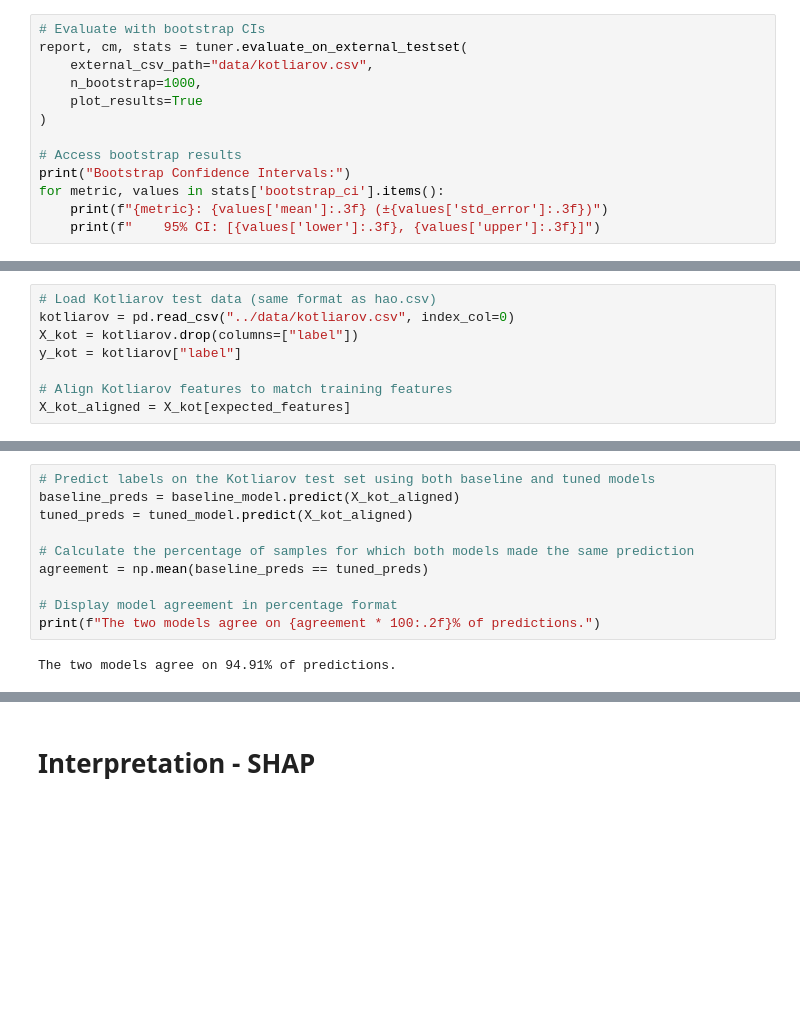
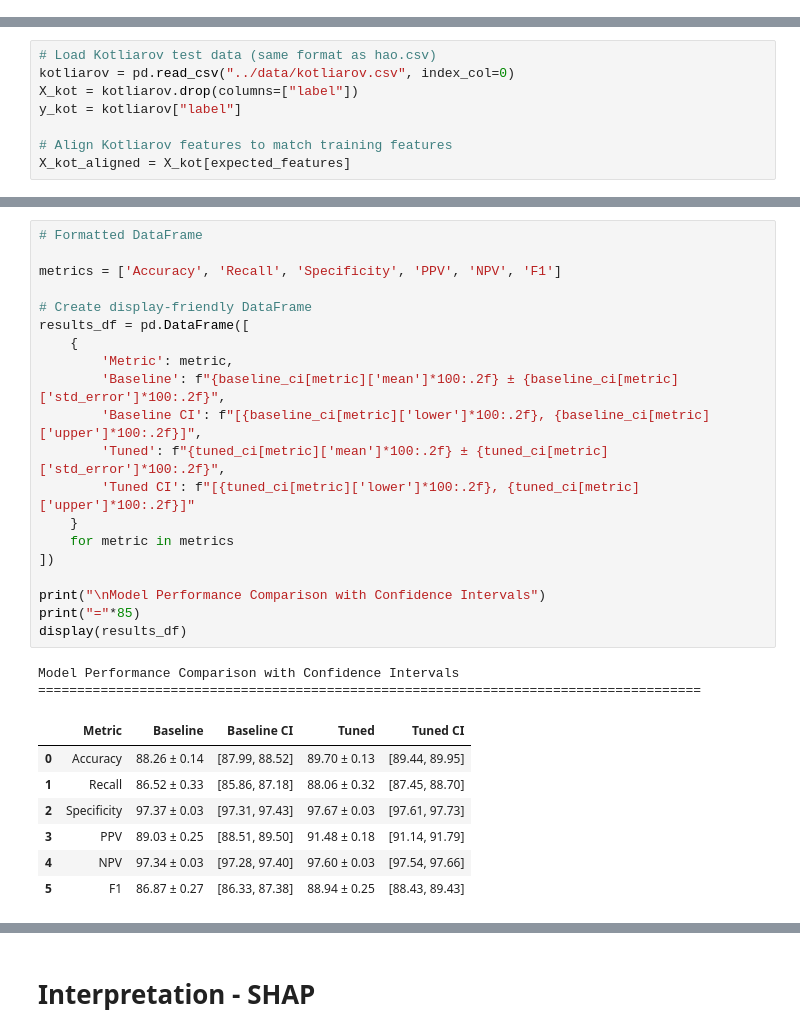
Before and after one commit to dvoulgari/MLCB_Final_Project, a Jupyter notebook: notebooks/lightgbm_model_analysis.ipynb, the cells around one changed output, grey strips where cells are left out. Saved outputs shown, nothing was run; the diff lists cells and outputs as text; blank space fills up the shorter version.

```diff
--- a/notebooks/lightgbm_model_analysis.ipynb
+++ b/notebooks/lightgbm_model_analysis.ipynb
@@ -186,13 +169,0 @@ tuner.train_and_save_final_model_on_full_data(suffix='final')
-# %%
-# Evaluate with bootstrap CIs
-report, cm, stats = tuner.evaluate_on_external_testset(
-    external_csv_path="data/kotliarov.csv",
-    n_bootstrap=1000,
-    plot_results=True
-)
-
-# Access bootstrap results
-print("Bootstrap Confidence Intervals:")
-for metric, values in stats['bootstrap_ci'].items():
-    print(f"{metric}: {values['mean']:.3f} (±{values['std_error']:.3f})")
-    print(f"    95% CI: [{values['lower']:.3f}, {values['upper']:.3f}]")
@@ -347,12 +303,30 @@ plt.show()
-# %%
-# Predict labels on the Kotliarov test set using both baseline and tuned models
-baseline_preds = baseline_model.predict(X_kot_aligned)
-tuned_preds = tuned_model.predict(X_kot_aligned)
-
-# Calculate the percentage of samples for which both models made the same prediction
-agreement = np.mean(baseline_preds == tuned_preds)
-
-# Display model agreement in percentage format
-print(f"The two models agree on {agreement * 100:.2f}% of predictions.")
-# %% [output]
-The two models agree on 94.91% of predictions.
+# %%
+# Formatted DataFrame
+
+metrics = ['Accuracy', 'Recall', 'Specificity', 'PPV', 'NPV', 'F1']
+
+# Create display-friendly DataFrame
+results_df = pd.DataFrame([
+    {
+        'Metric': metric,
+        'Baseline': f"{baseline_ci[metric]['mean']*100:.2f} ± {baseline_ci[metric]['std_error']*100:.2f}",
+        'Baseline CI': f"[{baseline_ci[metric]['lower']*100:.2f}, {baseline_ci[metric]['upper']*100:.2f}]",
+        'Tuned': f"{tuned_ci[metric]['mean']*100:.2f} ± {tuned_ci[metric]['std_error']*100:.2f}",
+        'Tuned CI': f"[{tuned_ci[metric]['lower']*100:.2f}, {tuned_ci[metric]['upper']*100:.2f}]"
+    }
+    for metric in metrics
+])
+
+print("\nModel Performance Comparison with Confidence Intervals")
+print("="*85)
+display(results_df)
+# %% [output]
+Model Performance Comparison with Confidence Intervals
+=====================================================================================
+|  | Metric | Baseline | Baseline CI | Tuned | Tuned CI |
+| 0 | Accuracy | 88.26 ± 0.14 | [87.99, 88.52] | 89.70 ± 0.13 | [89.44, 89.95] |
+| 1 | Recall | 86.52 ± 0.33 | [85.86, 87.18] | 88.06 ± 0.32 | [87.45, 88.70] |
+| 2 | Specificity | 97.37 ± 0.03 | [97.31, 97.43] | 97.67 ± 0.03 | [97.61, 97.73] |
+| 3 | PPV | 89.03 ± 0.25 | [88.51, 89.50] | 91.48 ± 0.18 | [91.14, 91.79] |
+| 4 | NPV | 97.34 ± 0.03 | [97.28, 97.40] | 97.60 ± 0.03 | [97.54, 97.66] |
+| 5 | F1 | 86.87 ± 0.27 | [86.33, 87.38] | 88.94 ± 0.25 | [88.43, 89.43] |
```
Also changed, not shown: parts of 26 cells of this notebook, 9 other files.
